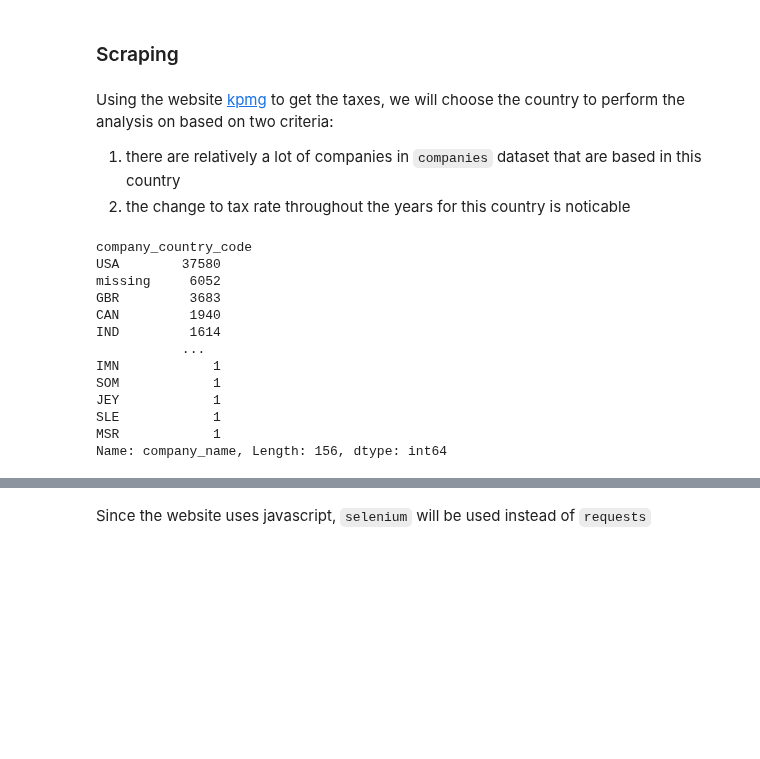
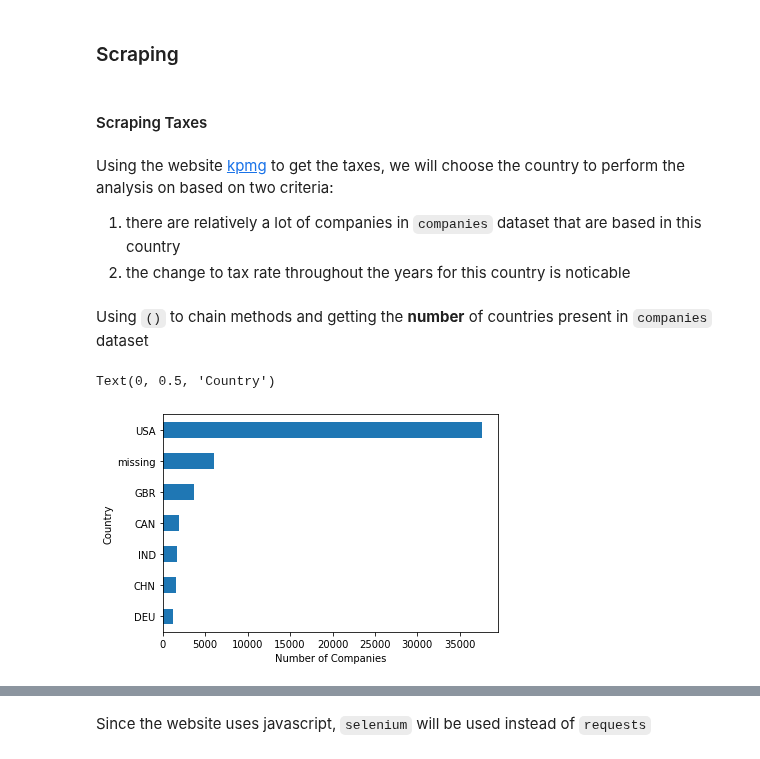
Before and after one commit to OdyAsh/StartupCompanies, a Jupyter notebook: Ashraf-Startup-Companies.ipynb, the cells around one changed output, grey strips where cells are left out. Drawn from its saved outputs; the diff is of its cells as text; code cells hidden in the pictures; blank space fills up the shorter version.

Commit message:
Taxes question: did some visualization. To-do: scrape USA companies

```diff
--- a/Ashraf-Startup-Companies.ipynb
+++ b/Ashraf-Startup-Companies.ipynb
@@ -85,24 +85,25 @@ def datasetsNulls(dfList, datasetNames, nullCol="nulls_", pad=""):
     - This can be determined by gathering information about each country’s tax revenues <br> and correlating the results with the status of a start-up.
 # %% [markdown]
 ### Scraping
+# %% [markdown]
+#### Scraping Taxes
 # %% [markdown]
 Using the website [kpmg](https://home.kpmg/eg/en/home/services/tax/tax-tools-and-resources/tax-rates-online/corporate-tax-rates-table.html) to get the taxes, we will choose the country to perform the analysis on based on two criteria:
 1. there are relatively a lot of companies in `companies` dataset that are based in this country
 2. the change to tax rate throughout the years for this country is noticable
-# %%
-#Checking the number of companies in each country
-companiesC.groupby('company_country_code')['company_name'].count().sort_values(ascending=False)
-# %% [output]
-company_country_code
-USA        37580
-missing     6052
-GBR         3683
-CAN         1940
-IND         1614
-           ...
-IMN            1
-SOM            1
-JEY            1
-SLE            1
-MSR            1
-Name: company_name, Length: 156, dtype: int64
+# %% [markdown]
+Using `()` to chain methods and getting the **number** of countries present in `companies` dataset
+# %%
+(
+    companiesC
+    .groupby('company_country_code')['company_name']
+    .count()
+    .sort_values(ascending=False)[0:7] #Sorting to generate a series with USA as first country, then missing, and so on
+    .plot(kind="barh")
+    .invert_yaxis() #using invert_yaxis() to make sure USA appears at the top, not at the bottom
+);
+plt.xlabel("Number of Companies")
+plt.ylabel("Country")
+# %% [output]
+Text(0, 0.5, 'Country')
+[figure, added]
```
Also changed, not shown: parts of 17 cells of this notebook.
